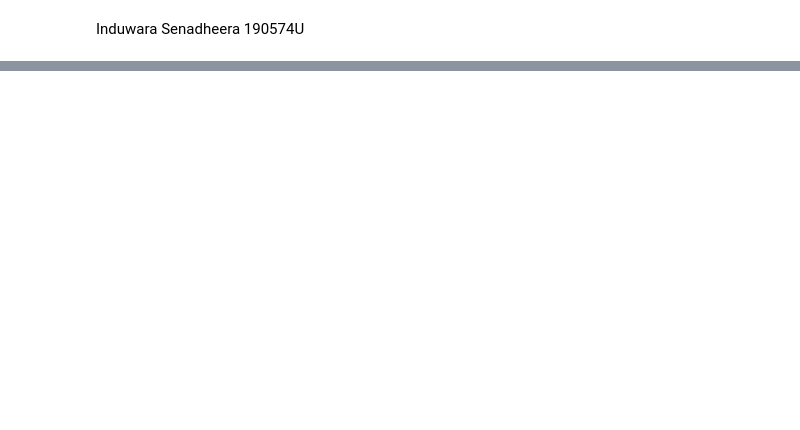
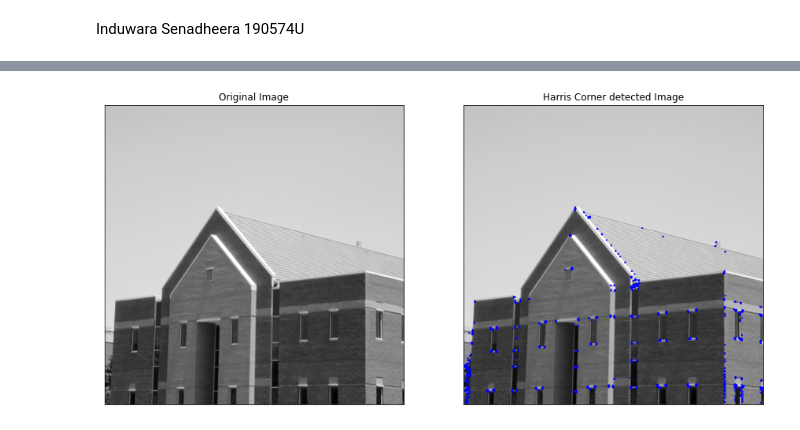
Before and after one commit to induwarasenadheera/EN2550---Fundamental-of-Image-Processing, a Jupyter notebook: Lecture 4.ipynb, the cells around one changed output, grey strips where cells are left out. Cells and saved outputs as stored; diff of their text form; code cells hidden in the pictures; blank space fills up the shorter version.

```diff
--- a/Lecture 4.ipynb
+++ b/Lecture 4.ipynb
@@ -36,0 +41,30 @@ ax2.axis('off')
+# %%
+# Question 2
+import cv2 as cv
+import numpy as np
+import matplotlib.pyplot as plt
+
+im = cv.imread(r"./Images/building.tif", cv.IMREAD_COLOR)
+assert im is not None
+
+gray=cv.cvtColor(im,cv.COLOR_BGR2GRAY)
+gray=np.float32(gray)
+dst=cv.cornerHarris(gray,2,3,0.04)
+
+dst=cv.dilate(dst,None)
+
+im[dst>0.01*dst.max()]=[0,0,255]
+
+fig,ax=plt.subplots(1,2,figsize=(15,11))
+
+ax[0].imshow(gray,cmap="gray")
+ax[0].set_xticks([]), ax[0].set_yticks([])
+ax[0].set_title("Original Image")
+
+ax[1].imshow(im,cmap="gray")
+ax[1].set_xticks([]), ax[1].set_yticks([])
+ax[1].set_title("Harris Corner detected Image")
+
+plt.show()
+# %% [output]
+[figure, added]
```
Also changed, not shown: parts of 5 cells of this notebook.
